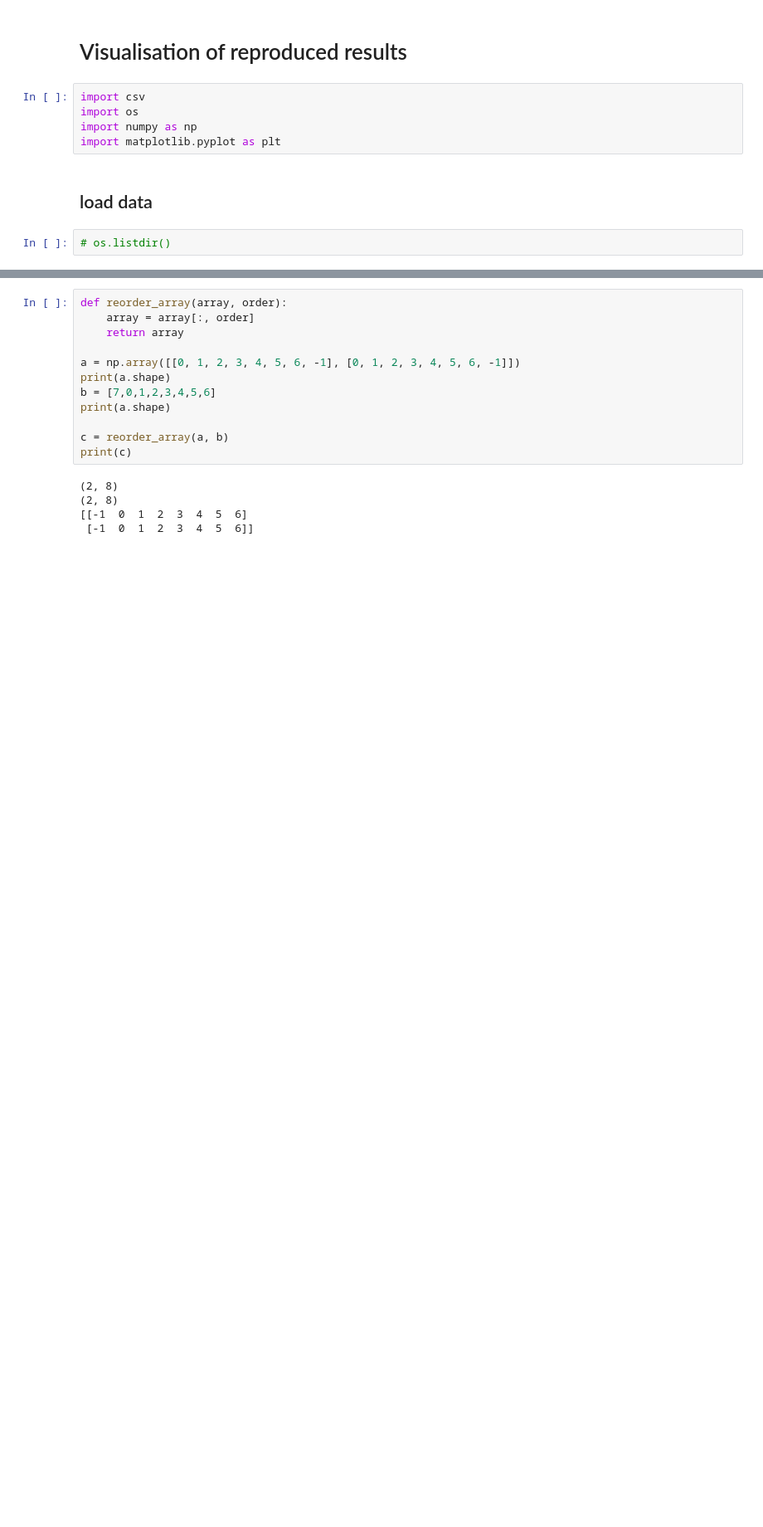
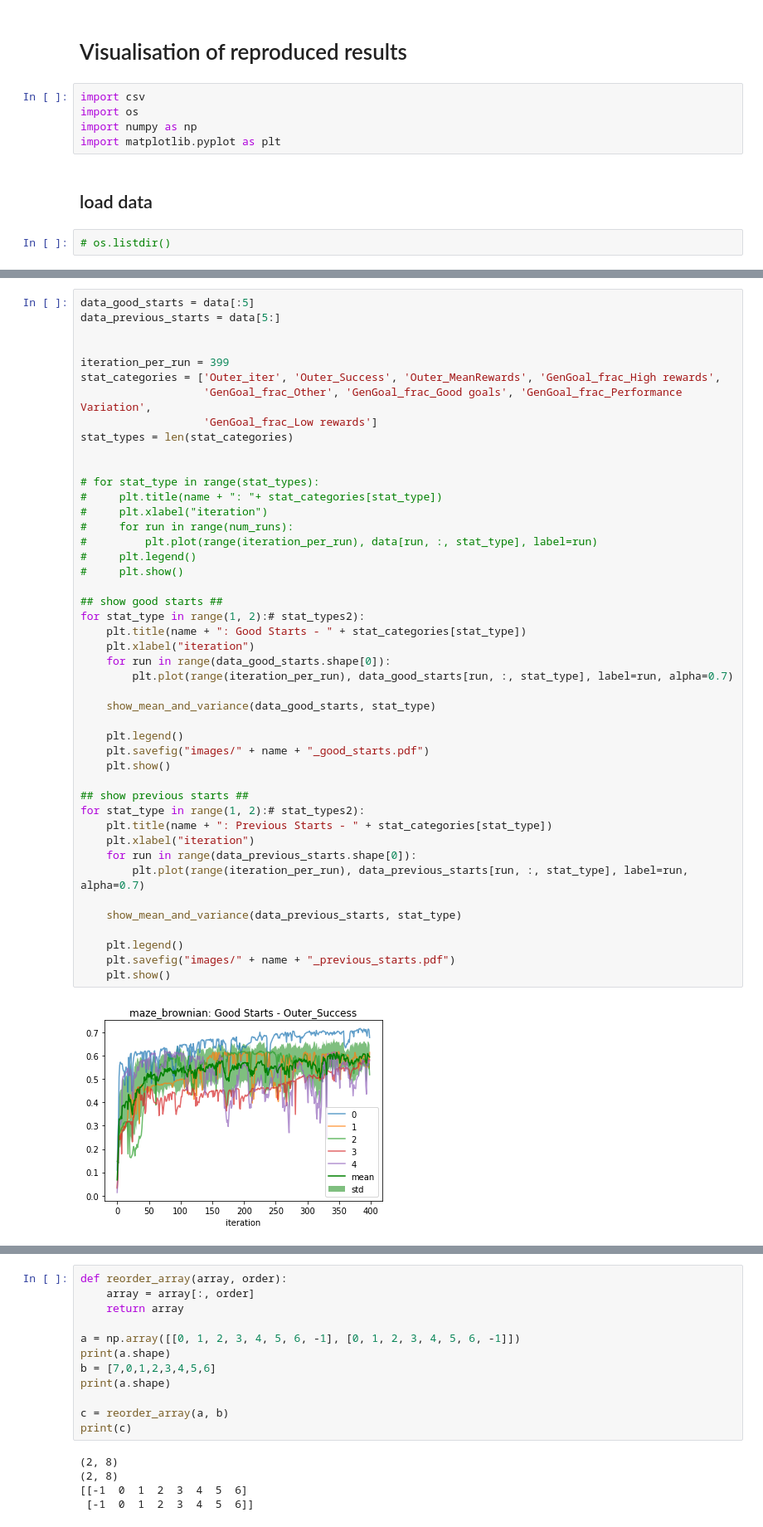
Before and after one commit to megan-klaiber/dl-lab-project, a Jupyter notebook: Visualisation_of_Reproduced_Results.ipynb, the cells around one changed output, grey strips where cells are left out. Shown at 83% size. Saved outputs shown, nothing was run; the diff lists cells and outputs as text; blank space fills up the shorter version.

```diff
--- a/Visualisation_of_Reproduced_Results.ipynb
+++ b/Visualisation_of_Reproduced_Results.ipynb
@@ -163,0 +212,47 @@ for stat_type in range(stat_types):
+# %%
+data_good_starts = data[:5]
+data_previous_starts = data[5:]
+
+
+iteration_per_run = 399
+stat_categories = ['Outer_iter', 'Outer_Success', 'Outer_MeanRewards', 'GenGoal_frac_High rewards',
+                   'GenGoal_frac_Other', 'GenGoal_frac_Good goals', 'GenGoal_frac_Performance Variation',
+                   'GenGoal_frac_Low rewards']
+stat_types = len(stat_categories)
+
+
+# for stat_type in range(stat_types):
+#     plt.title(name + ": "+ stat_categories[stat_type])
+#     plt.xlabel("iteration")
+#     for run in range(num_runs):
+#         plt.plot(range(iteration_per_run), data[run, :, stat_type], label=run)
+#     plt.legend()
+#     plt.show()
+
+## show good starts ##
+for stat_type in range(1, 2):# stat_types2):
+    plt.title(name + ": Good Starts - " + stat_categories[stat_type])
+    plt.xlabel("iteration")
+    for run in range(data_good_starts.shape[0]):
+        plt.plot(range(iteration_per_run), data_good_starts[run, :, stat_type], label=run, alpha=0.7)
+
+    show_mean_and_variance(data_good_starts, stat_type)
+
+    plt.legend()
+    plt.savefig("images/" + name + "_good_starts.pdf")
+    plt.show()
+
+## show previous starts ##
+for stat_type in range(1, 2):# stat_types2):
+    plt.title(name + ": Previous Starts - " + stat_categories[stat_type])
+    plt.xlabel("iteration")
+    for run in range(data_previous_starts.shape[0]):
+        plt.plot(range(iteration_per_run), data_previous_starts[run, :, stat_type], label=run, alpha=0.7)
+
+    show_mean_and_variance(data_previous_starts, stat_type)
+
+    plt.legend()
+    plt.savefig("images/" + name + "_previous_starts.pdf")
+    plt.show()
+# %% [output]
+[figure, added]
```
Also changed, not shown: parts of 7 cells of this notebook, 10 other files.
